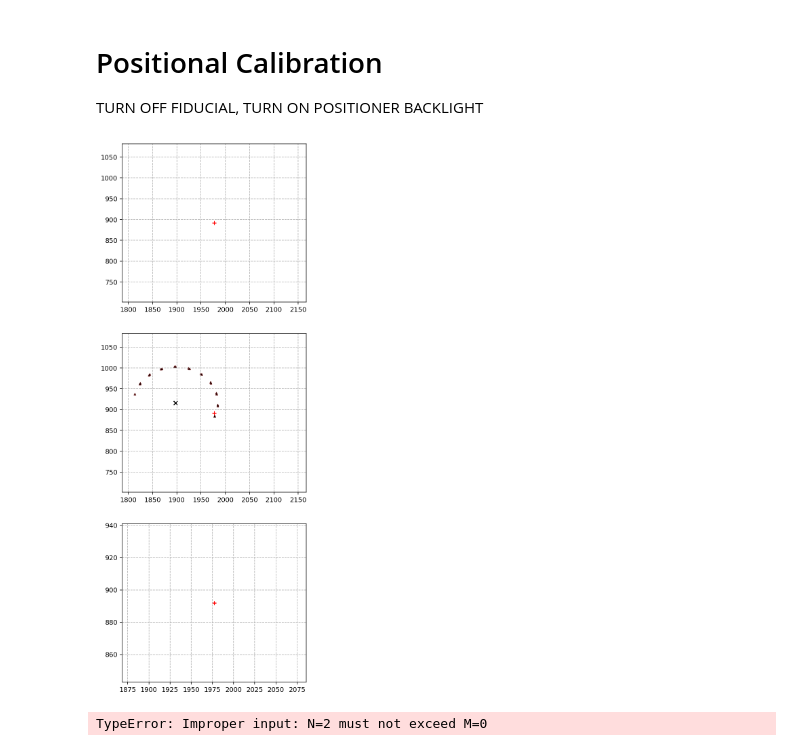
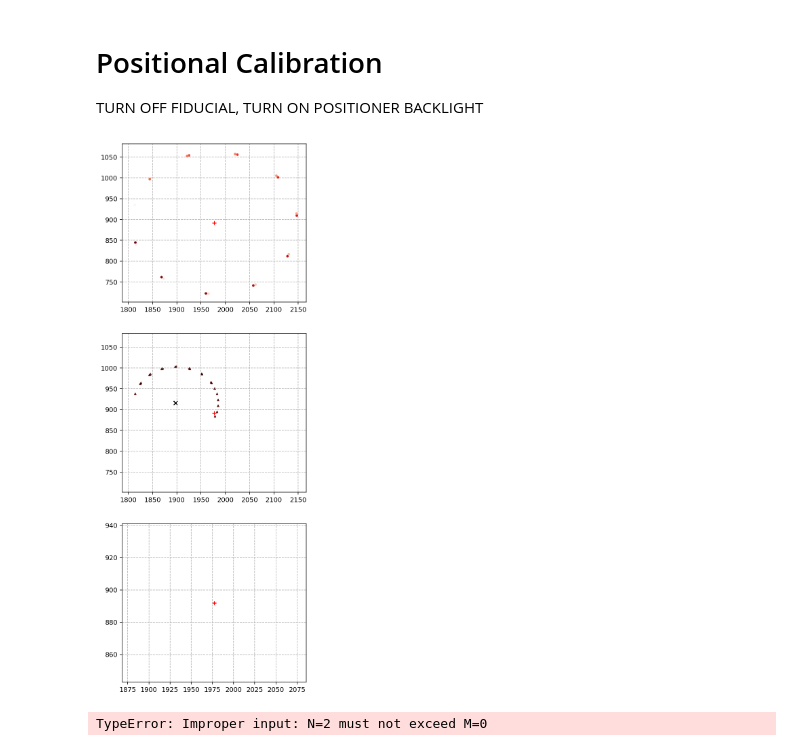
Before and after one commit to SSantosLab/DESI-QA, a Jupyter notebook: calib/Report-sean.ipynb, the cells around one changed output. Cells and saved outputs as stored; diff of their text form; code cells hidden in the pictures.

```diff
--- a/calib/Report-sean.ipynb
+++ b/calib/Report-sean.ipynb
@@ -236,7 +236,7 @@ get_timecol(db)
 color2='b'
 color1=color2
 
-dateStart = np.array(['2023-07-13 15:46:37','2023-07-13 12:13:46','2023-06-20 12:18:14'],dtype='datetime64') # arcth time, arcph time, and arcth30small time
+dateStart = np.array(['2023-07-24 09:25:25','2023-07-24 09:21:26','2023-06-20 12:18:14'],dtype='datetime64') # arcth time, arcph time, and arcth30small time
 dateEnd = dateStart+np.timedelta64(4,'m')
 
 m1 =  query_time(db, datemin=dateStart[0],datemax=dateEnd[0])
@@ -249,34 +249,34 @@ m2 = (m2) & ( db['label'].str.contains('arcph') )
 m3 = query_time(db, datemin=dateStart[2],datemax=dateEnd[2])
 m3 = (m3) & ( db['label'].str.contains('arcth30smallPhi') )
 
 fig,axs = plt.subplots(3,1,figsize=[5,15])
 
 x_center,y_center,offset,small_scalar = xc/pix2mm,yc/pix2mm, 190,2
 
 axs[0].scatter('xpix', 'ypix', data=db[m1], c=np.arange(m1.sum()), cmap='Reds_r',  s=8, zorder=10)
 # axs[0].scatter('xpix', 'ypix', data=db[m1].loc[2615], c='black', s=8, zorder=10)
 axs[0].set_ylim(y_center-offset,y_center+offset)
 axs[0].set_xlim(x_center-offset,x_center+offset)
 axs[0].scatter(x_center,y_center,marker='+',c='red')
 axs[0].grid(ls='--')
 
 axs[1].scatter('xpix', 'ypix', data=db[m2], c='r', marker='^', s=8, alpha=0.5)
 axs[1].scatter('xpix', 'ypix', data=db[m2], c='black', marker='^', s=8, alpha=0.5)
 axs[1].scatter(xc2/pix2mm,yc2/pix2mm,marker='x',c='black')
 axs[1].set_ylim(y_center-offset,y_center+offset)
 axs[1].set_xlim(x_center-offset,x_center+offset)
 axs[1].scatter(x_center,y_center,marker='+',c='red')
 axs[1].grid(ls='--')
 
 axs[2].scatter('xpix', 'ypix', data=db[m3], c=np.arange(m3.sum()), cmap='Reds_r',  s=8, zorder=10)
 # axs[2].set_ylim(y_center-offset*small_scalar,y_center+offset*small_scalar)
 # axs[2].set_xlim(x_center-offset*small_scalar,x_center+offset*small_scalar)
 axs[2].scatter(x_center, y_center,marker='+',c='red')
 axs[2].grid(ls='--')
 
 plt.show()
 # %% [output]
-[figure, old version]
+[figure, new version]
 # %%
 xc_small, yc_small, Rarc_small= [i*pix2mm for i in fc.get_circle(db[m3],)]
 print(f'mm center from small circle: [{xc_small},{yc_small}]')
```
Also changed, not shown: parts of 2 cells of this notebook, 22 other files.
